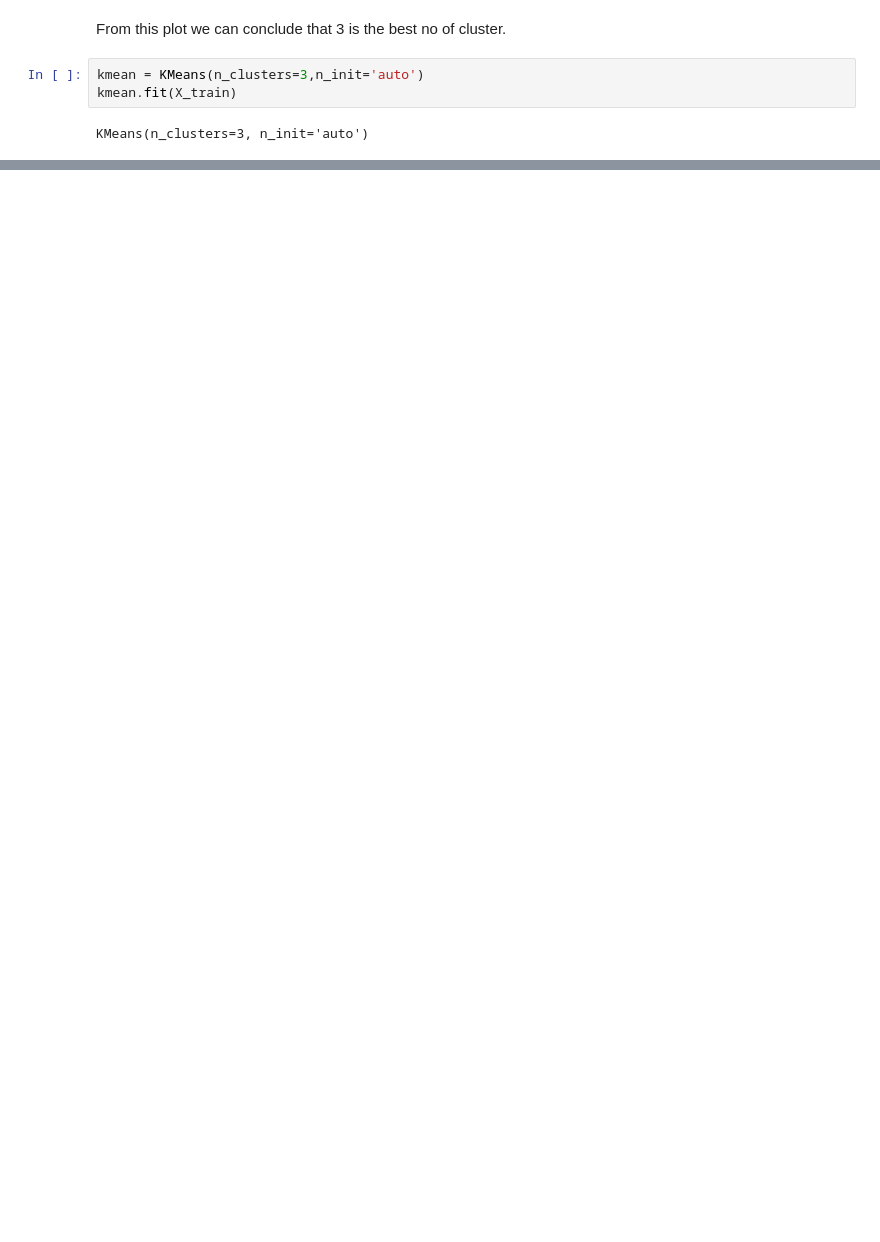
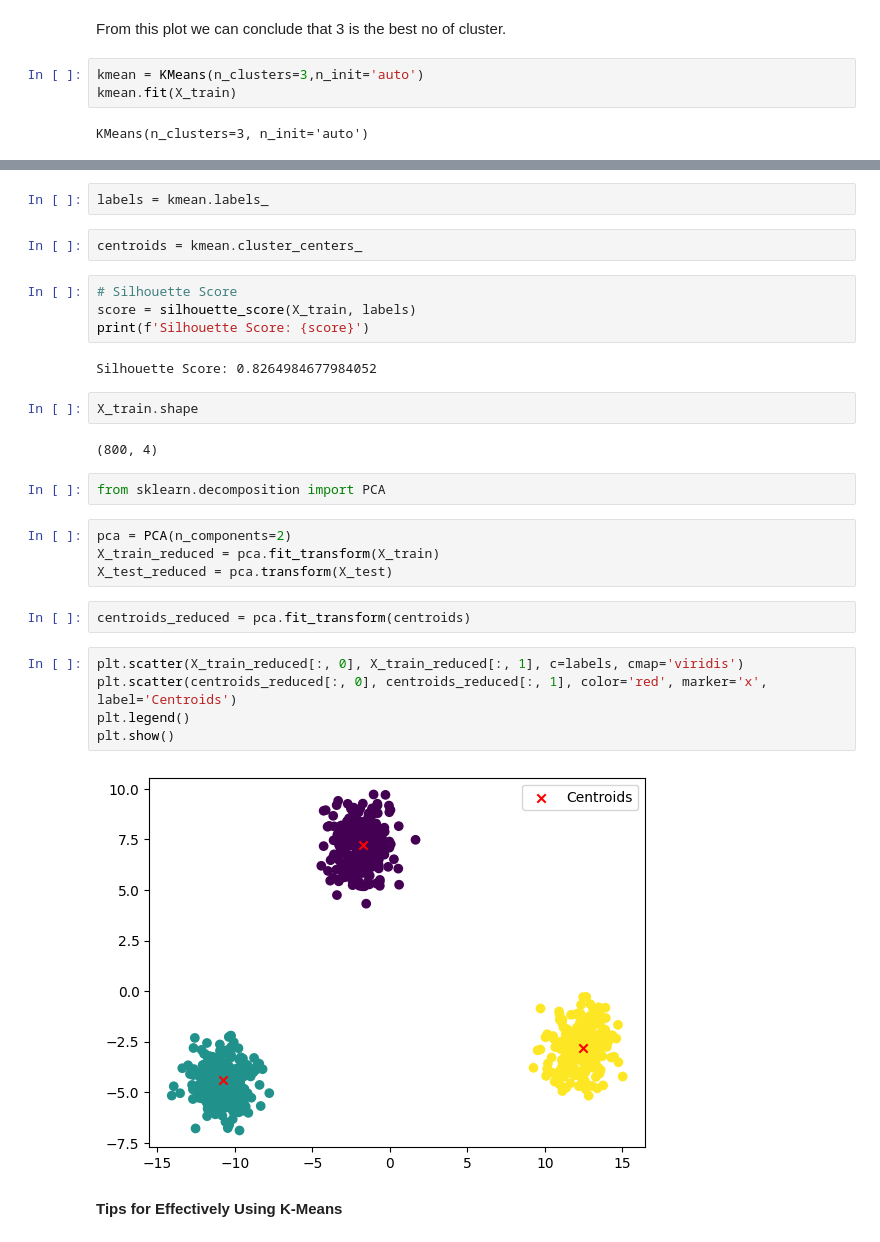
Before and after one commit to arjunravi26/Data-Science-Bootcamp, a Jupyter notebook: Week 19/Clustering/k_means.ipynb, the cells around one changed output, grey strips where cells are left out. Saved outputs shown, nothing was run; the diff lists cells and outputs as text; blank space fills up the shorter version.

Commit message:
kmeans

```diff
--- a/Week 19/Clustering/k_means.ipynb
+++ b/Week 19/Clustering/k_means.ipynb
@@ -158,0 +159,31 @@ silhouette_score()
+# %%
+labels = kmean.labels_
+# %%
+centroids = kmean.cluster_centers_
+# %%
+# Silhouette Score
+score = silhouette_score(X_train, labels)
+print(f'Silhouette Score: {score}')
+# %% [output]
+Silhouette Score: 0.8264984677984052
+# %%
+X_train.shape
+# %% [output]
+(800, 4)
+# %%
+from sklearn.decomposition import PCA
+# %%
+pca = PCA(n_components=2)
+X_train_reduced = pca.fit_transform(X_train)
+X_test_reduced = pca.transform(X_test)
+# %%
+centroids_reduced = pca.fit_transform(centroids)
+# %%
+plt.scatter(X_train_reduced[:, 0], X_train_reduced[:, 1], c=labels, cmap='viridis')
+plt.scatter(centroids_reduced[:, 0], centroids_reduced[:, 1], color='red', marker='x', label='Centroids')
+plt.legend()
+plt.show()
+# %% [output]
+[figure, added]
+# %% [markdown]
+**Tips for Effectively Using K-Means**
```
Also changed, not shown: parts of 5 cells of this notebook.
